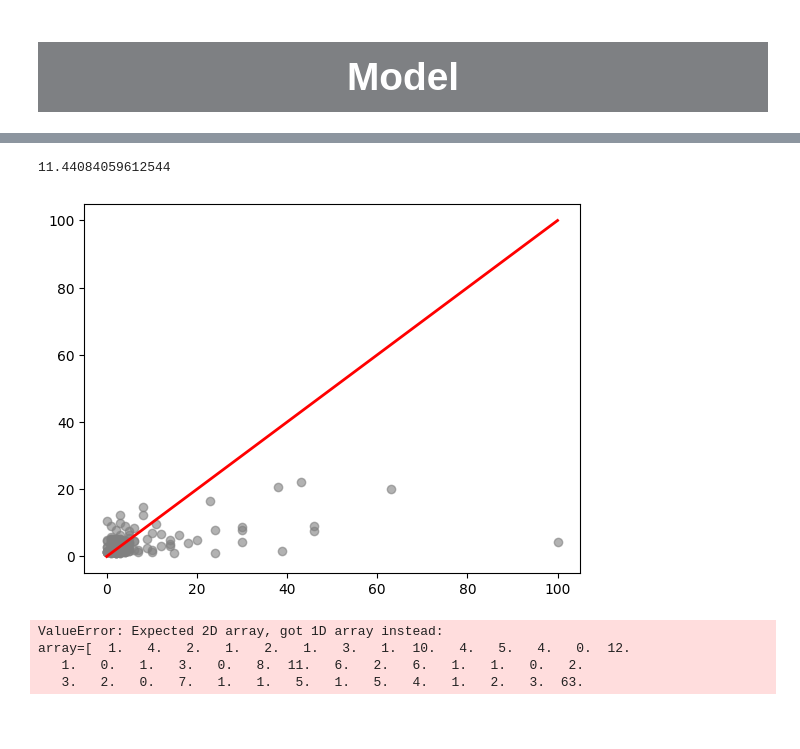
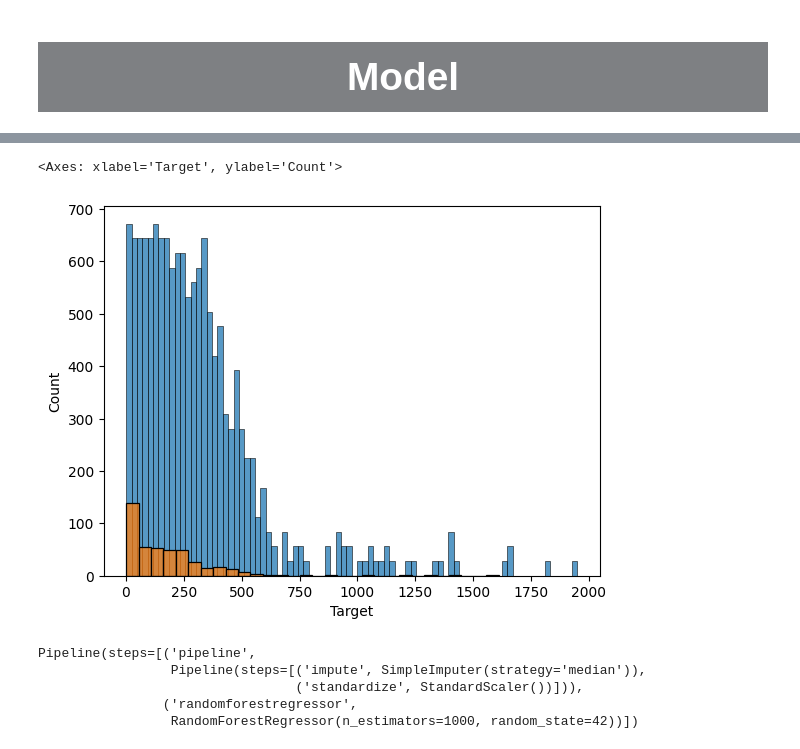
Before and after one commit to Alanxtl/forecast, a Jupyter notebook: src/model/air-quality-prediction-model.ipynb, the cells around one changed output, grey strips where cells are left out. Cells and saved outputs as stored; diff of their text form; code cells hidden in the pictures; blank space fills up the shorter version.

```diff
--- a/src/model/air-quality-prediction-model.ipynb
+++ b/src/model/air-quality-prediction-model.ipynb
@@ -82,0 +198,20 @@ MAE: 0.149
+# %%
+X = features_filtered.copy()
+Y = target_filtered.copy()
+
+# # Remove classes with fewer than 2 instances
+# class_counts = Y.value_counts()
+# to_keep = class_counts[class_counts >= 2].index
+# X = X[Y.isin(to_keep)]
+# Y = Y[Y.isin(to_keep)]
+
+X_train, X_test, Y_train, Y_test = train_test_split(X, Y, test_size=0.2, random_state=42)
+
+rus = RandomOverSampler(random_state=42)
+X, Y = rus.fit_resample(X_train, Y_train)
+# %%
+sns.histplot(Y)
+sns.histplot(Y_test)
+# %% [output]
+<Axes: xlabel='Target', ylabel='Count'>
+[figure, added]
@@ -83,39 +226,21 @@ MAE: 0.149
 # %%
-y_pred_i = model.predict(X_test)
-mse = root_mean_squared_error(Y_test_0, y_pred_i)
-print(mse)
-plt.scatter(Y_test_0, y_pred_i, color='grey', alpha=0.6)
-plt.plot([Y_test_0.min(), Y_test_0.max()], [Y_test_0.min(), Y_test_0.max()], color='red', lw=2)
-plt.show()
+from sklearn.model_selection import KFold
+from sklearn.decomposition import PCA
+from sklearn.ensemble import RandomForestRegressor, RandomForestClassifier
+from sklearn.metrics import roc_auc_score
+from sklearn.model_selection import cross_val_score
+from sklearn.pipeline import make_pipeline
+from sklearn.preprocessing import MinMaxScaler
+from sklearn.neural_network import MLPRegressor, MLPClassifier
+from sklearn.tree import DecisionTreeRegressor
+
+
+model = RandomForestRegressor(n_estimators=1000, random_state=42)
+pip = make_pipeline(num_pipeline, model)
+pip.fit(X_train, Y_train)
 # %% [output]
-11.44084059612544
+Pipeline(steps=[('pipeline',
+                 Pipeline(steps=[('impute', SimpleImputer(strategy='median')),
+                                 ('standardize', StandardScaler())])),
+                ('randomforestregressor',
+                 RandomForestRegressor(n_estimators=1000, random_state=42))])
-[figure, removed]
-# %%
-from sklearn.ensemble import AdaBoostRegressor
-from sklearn.preprocessing import Normalizer
-
-
-models = []
-predictions = []
-Y_test_list = []
-
-# 循环训练count个模型
-for i in range(count):
-    # 获取第 i 个目标
-    Y_train_i = Y_train[:, i]
-
-    Y_test_i = Y_test[:, i]
-    Y_test_list.append(Y_test_i)
-
-    y_pred_i = model.predict(X_test)
-    predictions.append(y_pred_i)
-
-    # 输出每个模型的性能
-
-    mse = root_mean_squared_error(Y_test_i, y_pred_i)
-    print(f"Model {i + 1} Mean Squared Error: {mse:.4f}")
-# %% [output]
-ValueError: Expected 2D array, got 1D array instead:
-array=[  1.   4.   2.   1.   2.   1.   3.   1.  10.   4.   5.   4.   0.  12.
-   1.   0.   1.   3.   0.   8.  11.   6.   2.   6.   1.   1.   0.   2.
-   3.   2.   0.   7.   1.   1.   5.   1.   5.   4.   1.   2.   3.  63.
```
Also changed, not shown: parts of 21 cells of this notebook, 13 other files.
